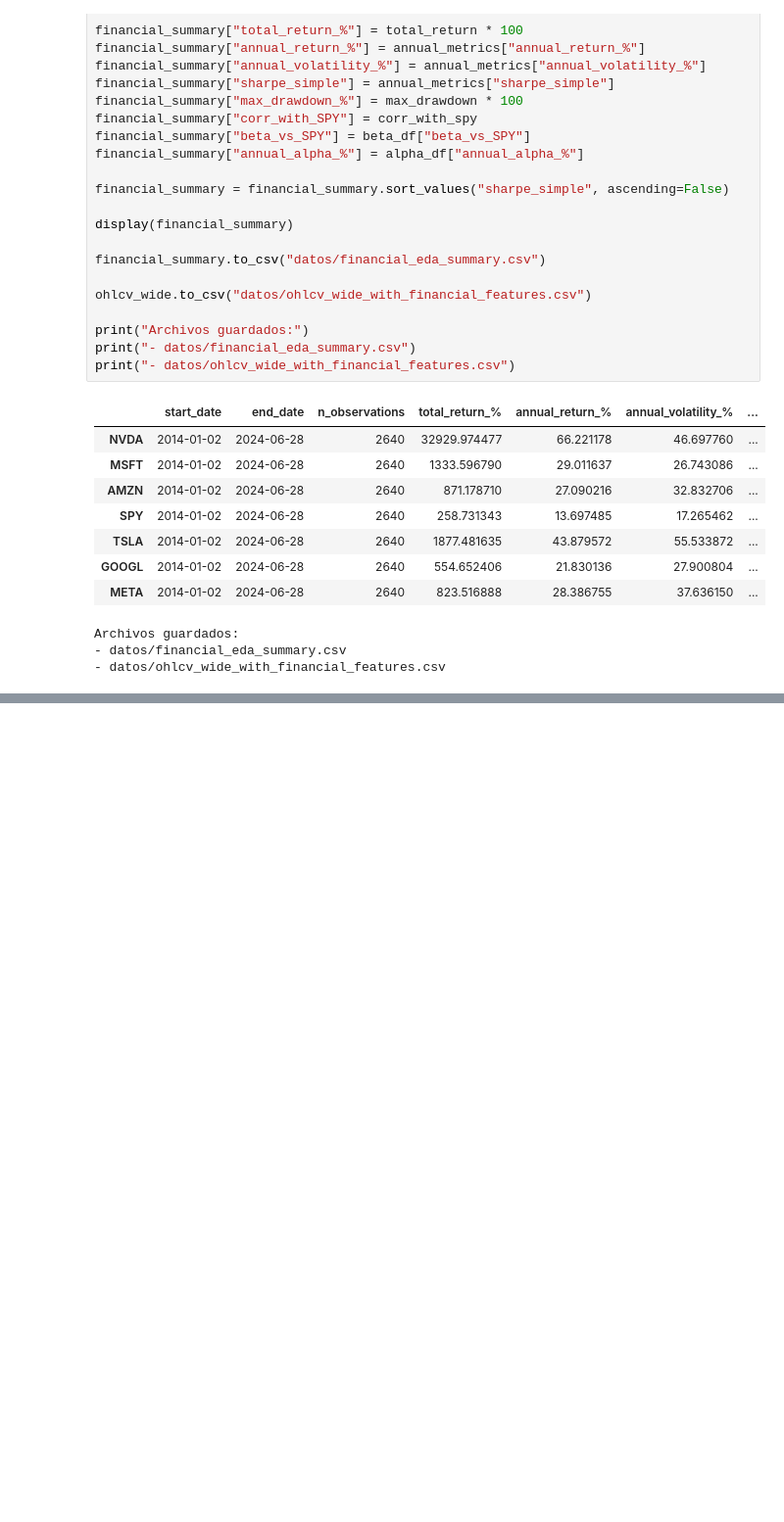
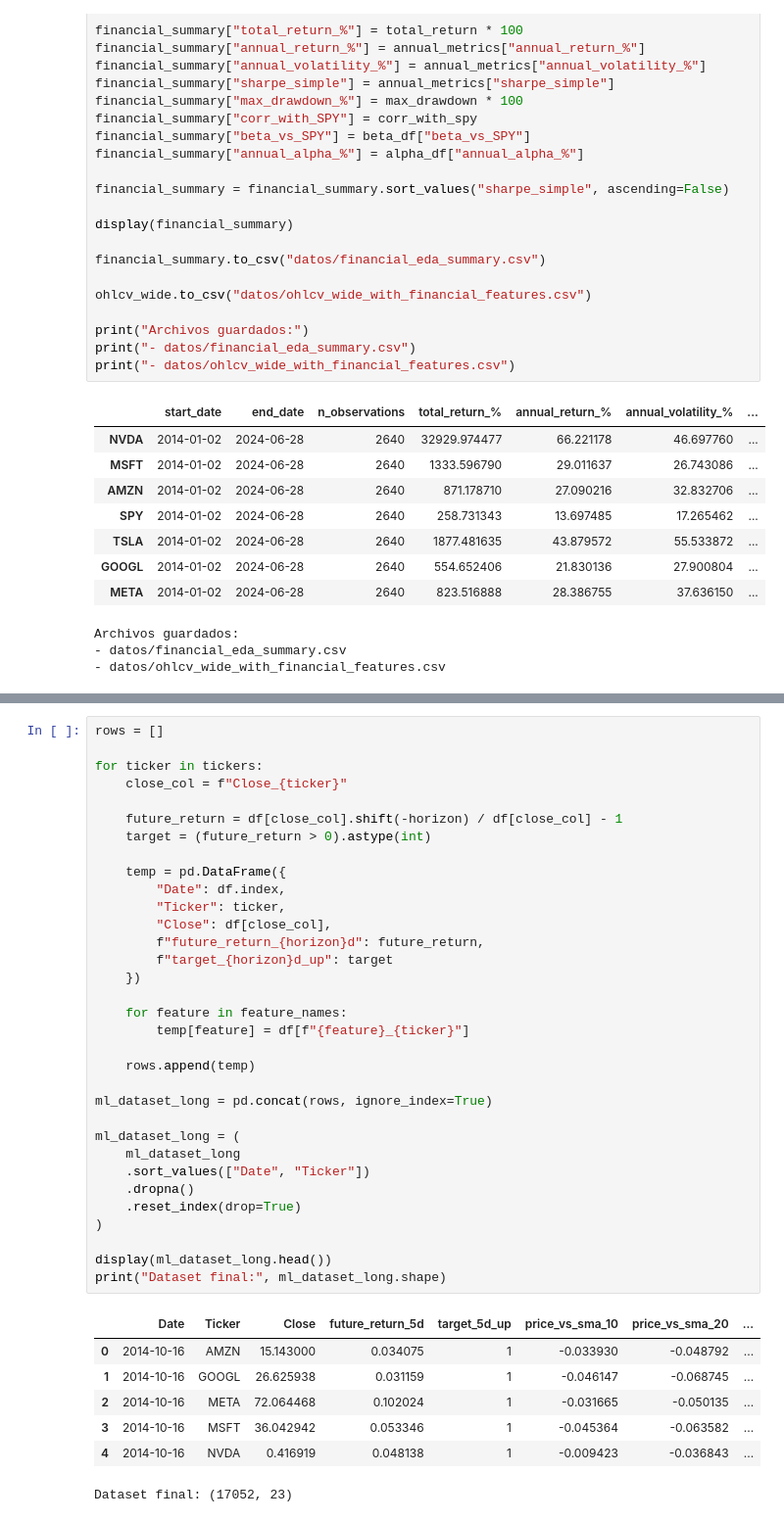
Before and after one commit to juanbarearojo/Mini-trading-bot, a Jupyter notebook: eda.ipynb, the cells around one changed output, grey strips where cells are left out. Shown at 98% size. Saved outputs shown, nothing was run; the diff lists cells and outputs as text; blank space fills up the shorter version.

```diff
--- a/eda.ipynb
+++ b/eda.ipynb
@@ -1160,0 +1261,41 @@ Archivos guardados:
+# %%
+rows = []
+
+for ticker in tickers:
+    close_col = f"Close_{ticker}"
+
+    future_return = df[close_col].shift(-horizon) / df[close_col] - 1
+    target = (future_return > 0).astype(int)
+
+    temp = pd.DataFrame({
+        "Date": df.index,
+        "Ticker": ticker,
+        "Close": df[close_col],
+        f"future_return_{horizon}d": future_return,
+        f"target_{horizon}d_up": target
+    })
+
+    for feature in feature_names:
+        temp[feature] = df[f"{feature}_{ticker}"]
+
+    rows.append(temp)
+
+ml_dataset_long = pd.concat(rows, ignore_index=True)
+
+ml_dataset_long = (
+    ml_dataset_long
+    .sort_values(["Date", "Ticker"])
+    .dropna()
+    .reset_index(drop=True)
+)
+
+display(ml_dataset_long.head())
+print("Dataset final:", ml_dataset_long.shape)
+# %% [output]
+|  | Date | Ticker | Close | future_return_5d | target_5d_up | price_vs_sma_10 | price_vs_sma_20 | ... |
+| 0 | 2014-10-16 | AMZN | 15.143000 | 0.034075 | 1 | -0.033930 | -0.048792 | ... |
+| 1 | 2014-10-16 | GOOGL | 26.625938 | 0.031159 | 1 | -0.046147 | -0.068745 | ... |
+| 2 | 2014-10-16 | META | 72.064468 | 0.102024 | 1 | -0.031665 | -0.050135 | ... |
+| 3 | 2014-10-16 | MSFT | 36.042942 | 0.053346 | 1 | -0.045364 | -0.063582 | ... |
+| 4 | 2014-10-16 | NVDA | 0.416919 | 0.048138 | 1 | -0.009423 | -0.036843 | ... |
+Dataset final: (17052, 23)
```
Also changed, not shown: parts of 6 cells of this notebook, 8 other files.
